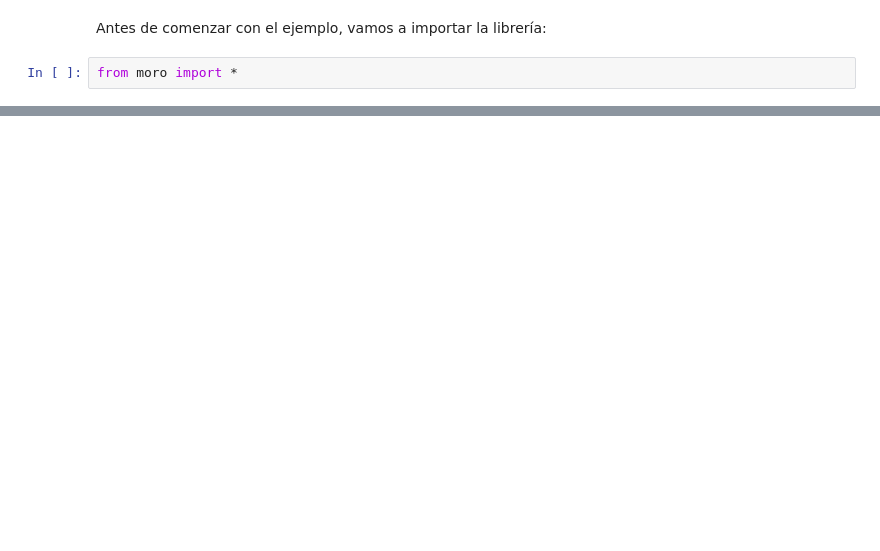
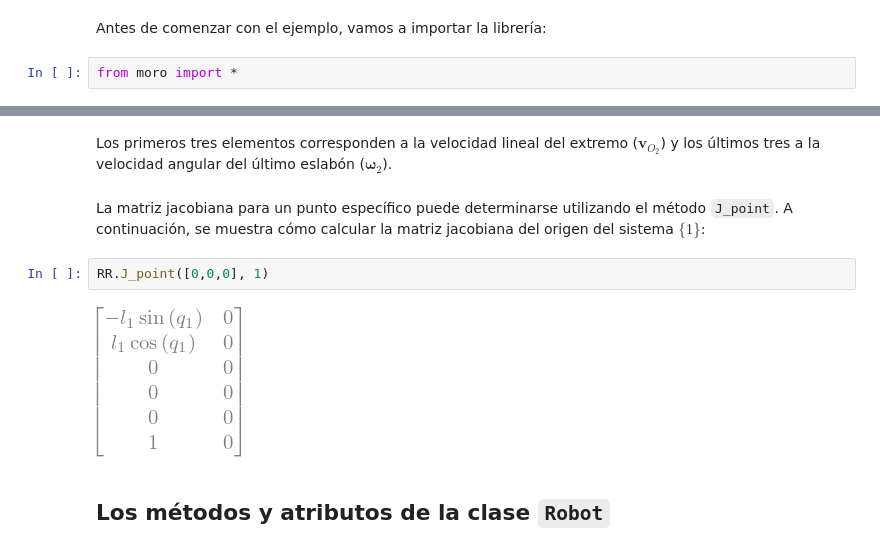
Before and after one commit to JorgeDeLosSantos/moro, a Jupyter notebook: examples/nbooks/es/La clase Robot.ipynb, the cells around one changed output, grey strips where cells are left out. Cells and saved outputs as stored; diff of their text form; blank space fills up the shorter version.

```diff
--- a/examples/nbooks/es/La clase Robot.ipynb
+++ b/examples/nbooks/es/La clase Robot.ipynb
@@ -67,0 +64,10 @@ rr.J.subs({l1:100, l2:100, t1:0, t2:pi/2})
+# %% [markdown]
+Los primeros tres elementos corresponden a la velocidad lineal del extremo ($\boldsymbol{v}_{O_2}$) y los últimos tres a la velocidad angular del último eslabón ($\boldsymbol{\omega}_2$).
+# %% [markdown]
+La matriz jacobiana para un punto específico puede determinarse utilizando el método `J_point`. A continuación, se muestra cómo calcular la matriz jacobiana del origen del sistema $\{1\}$:
+# %%
+RR.J_point([0,0,0], 1)
+# %% [output]
+[figure, added]
+# %% [markdown]
+## Los métodos y atributos de la clase `Robot`
```
Also changed, not shown: parts of 19 cells of this notebook, 9 other files.
